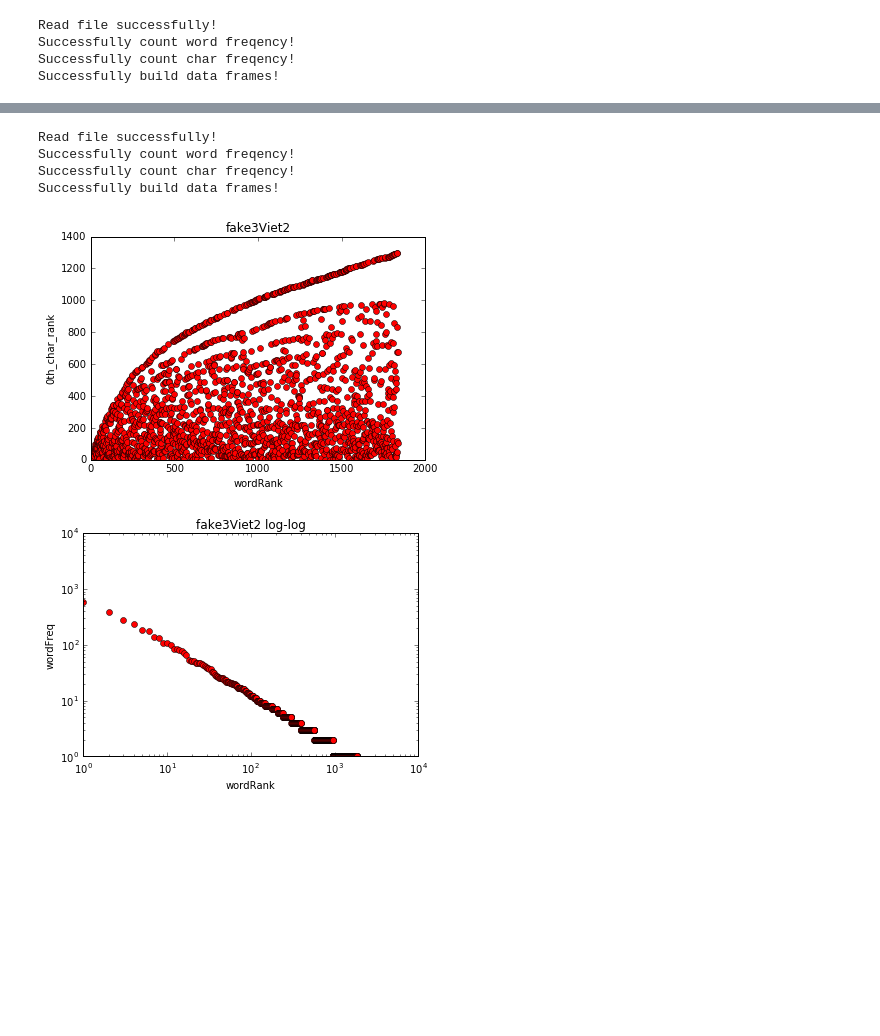
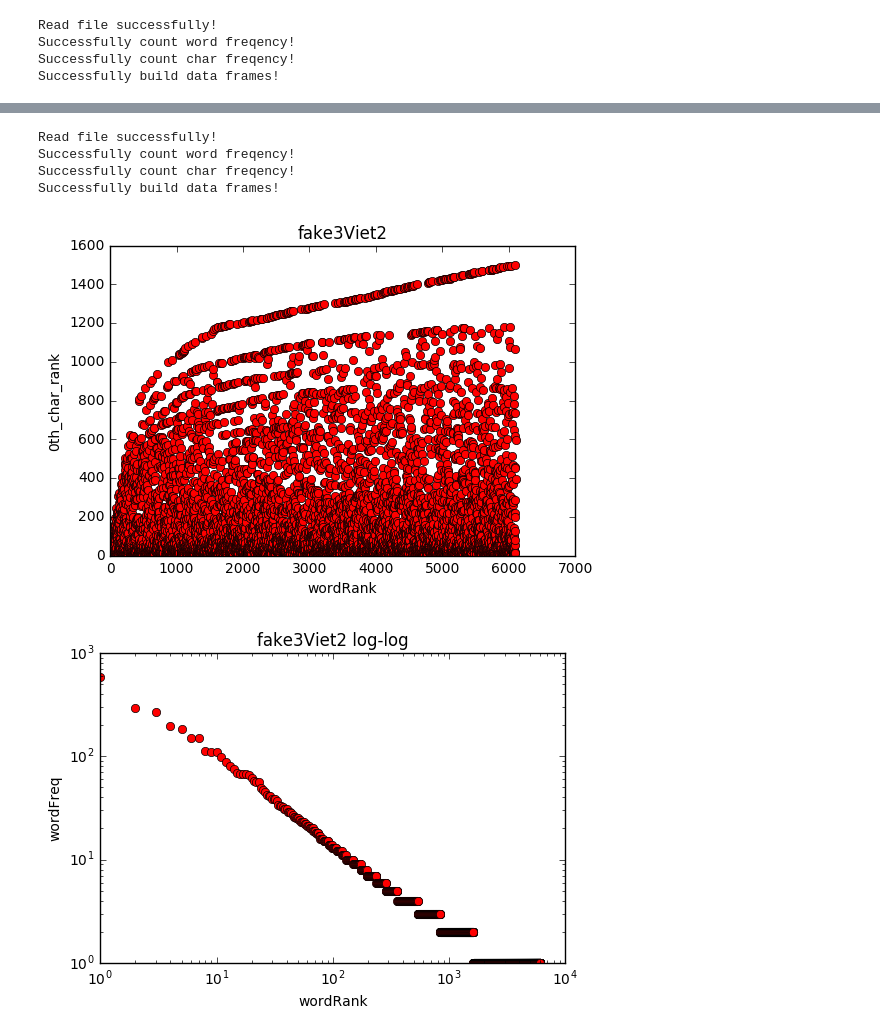
Before and after one commit to godofhoe/shanjgit-coolest-FF7, a Jupyter notebook: Viet_fake_count_2016_Dec_8.ipynb, the cells around one changed output, grey strips where cells are left out. Drawn from its saved outputs; the diff is of its cells as text; code cells hidden in the pictures; blank space fills up the shorter version.

```diff
--- a/Viet_fake_count_2016_Dec_8.ipynb
+++ b/Viet_fake_count_2016_Dec_8.ipynb
@@ -260,18 +305,18 @@ std=  0.24339601805
 # %%
 #encode = "UTF-16" #(1)
 encode = "UTF-8"   #(2)
 ##if anything goes into trouble, use (1) instead of (2), and vise versa.
-filename = "fake3char_Viet2.txt" #change filename when you want to get statictical information of another
+filename = "FAKE3char_Viet2.txt" #change filename when you want to get statictical information of another
 ##text file.
 big, char, word = main(filename,encode)
 draw(big, title = "fake3Viet2")
 # %% [output]
 Read file successfully!
 Successfully count word freqency!
 Successfully count char freqency!
 Successfully build data frames!
-[figure, old version]
+[figure, new version]
-[figure, old version]
+[figure, new version]
 # %%
 check_const_ratio(word,feature= "wordRank", criteria = "wordFreq",max_range = 200)
 # %% [output]
```
Also changed, not shown: parts of 15 cells of this notebook, 9 other files.
